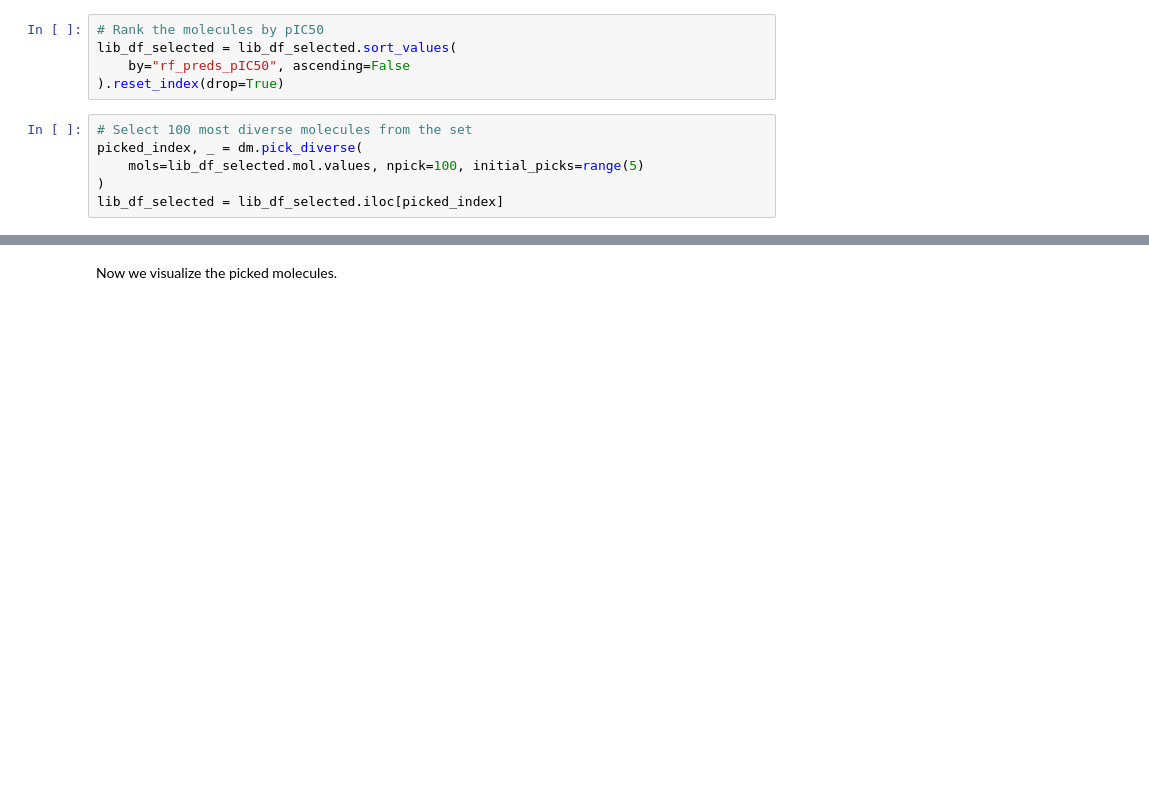
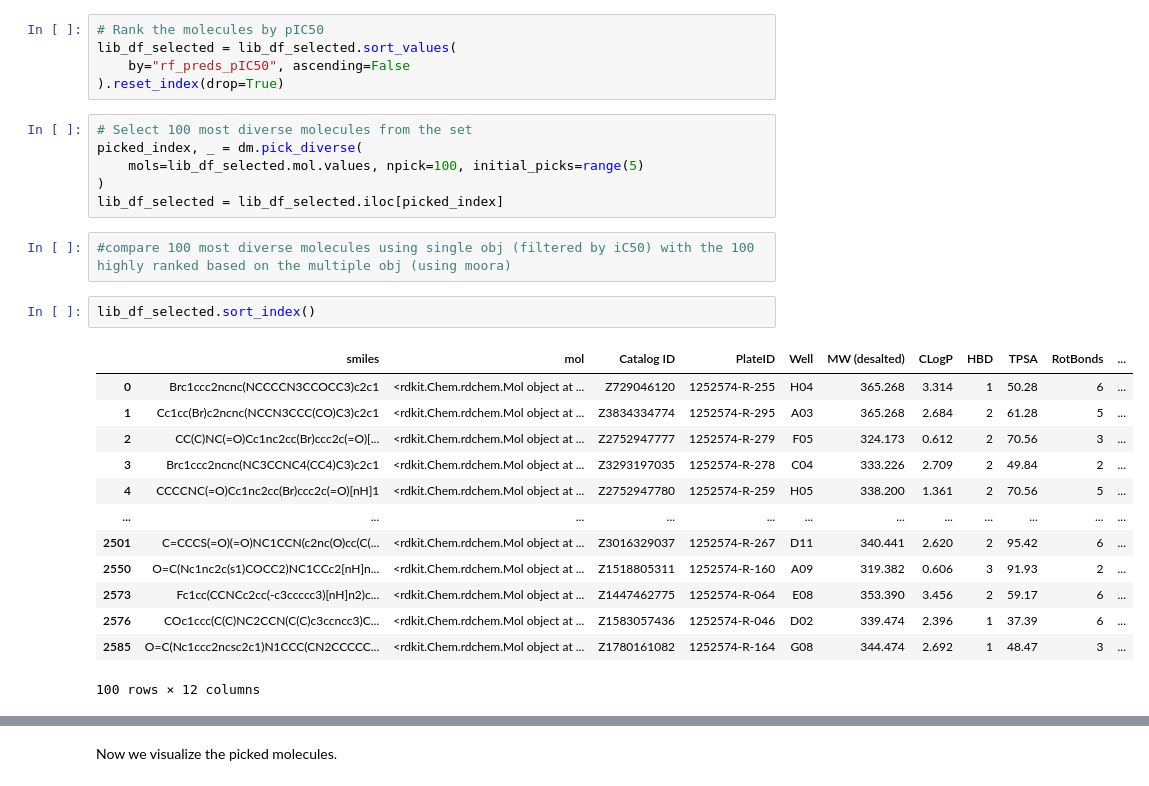
Before and after one commit to walexi/mtl_summer_school_2024, a Jupyter notebook: Lab1/01_lab1_code.ipynb, the cells around one changed output, grey strips where cells are left out. Cells and saved outputs as stored; diff of their text form; blank space fills up the shorter version.

```diff
--- a/Lab1/01_lab1_code.ipynb
+++ b/Lab1/01_lab1_code.ipynb
@@ -1120,3 +1126,21 @@ picked_index, _ = dm.pick_diverse(
     mols=lib_df_selected.mol.values, npick=100, initial_picks=range(5)
 )
 lib_df_selected = lib_df_selected.iloc[picked_index]
+# %%
+#compare 100 most diverse molecules using single obj (filtered by iC50) with the 100 highly ranked based on the multiple obj (using moora)
+# %%
+lib_df_selected.sort_index()
+# %% [output]
+|  | smiles | mol | Catalog ID | PlateID | Well | MW (desalted) | CLogP | HBD | TPSA | RotBonds | ... |
+| 0 | Brc1ccc2ncnc(NCCCCN3CCOCC3)c2c1 | <rdkit.Chem.rdchem.Mol object at ... | Z729046120 | 1252574-R-255 | H04 | 365.268 | 3.314 | 1 | 50.28 | 6 | ... |
+| 1 | Cc1cc(Br)c2ncnc(NCCN3CCC(CO)C3)c2c1 | <rdkit.Chem.rdchem.Mol object at ... | Z3834334774 | 1252574-R-295 | A03 | 365.268 | 2.684 | 2 | 61.28 | 5 | ... |
+| 2 | CC(C)NC(=O)Cc1nc2cc(Br)ccc2c(=O)[... | <rdkit.Chem.rdchem.Mol object at ... | Z2752947777 | 1252574-R-279 | F05 | 324.173 | 0.612 | 2 | 70.56 | 3 | ... |
+| 3 | Brc1ccc2ncnc(NC3CCNC4(CC4)C3)c2c1 | <rdkit.Chem.rdchem.Mol object at ... | Z3293197035 | 1252574-R-278 | C04 | 333.226 | 2.709 | 2 | 49.84 | 2 | ... |
+| 4 | CCCCNC(=O)Cc1nc2cc(Br)ccc2c(=O)[nH]1 | <rdkit.Chem.rdchem.Mol object at ... | Z2752947780 | 1252574-R-259 | H05 | 338.200 | 1.361 | 2 | 70.56 | 5 | ... |
+| ... | ... | ... | ... | ... | ... | ... | ... | ... | ... | ... | ... |
+| 2501 | C=CCCS(=O)(=O)NC1CCN(c2nc(O)cc(C(... | <rdkit.Chem.rdchem.Mol object at ... | Z3016329037 | 1252574-R-267 | D11 | 340.441 | 2.620 | 2 | 95.42 | 6 | ... |
+| 2550 | O=C(Nc1nc2c(s1)COCC2)NC1CCc2[nH]n... | <rdkit.Chem.rdchem.Mol object at ... | Z1518805311 | 1252574-R-160 | A09 | 319.382 | 0.606 | 3 | 91.93 | 2 | ... |
+| 2573 | Fc1cc(CCNCc2cc(-c3ccccc3)[nH]n2)c... | <rdkit.Chem.rdchem.Mol object at ... | Z1447462775 | 1252574-R-064 | E08 | 353.390 | 3.456 | 2 | 59.17 | 6 | ... |
+| 2576 | COc1ccc(C(C)NC2CCN(C(C)c3ccncc3)C... | <rdkit.Chem.rdchem.Mol object at ... | Z1583057436 | 1252574-R-046 | D02 | 339.474 | 2.396 | 1 | 37.39 | 6 | ... |
+| 2585 | O=C(Nc1ccc2ncsc2c1)N1CCC(CN2CCCCC... | <rdkit.Chem.rdchem.Mol object at ... | Z1780161082 | 1252574-R-164 | G08 | 344.474 | 2.692 | 1 | 48.47 | 3 | ... |
+100 rows × 12 columns
```
Also changed, not shown: parts of 23 cells of this notebook.
